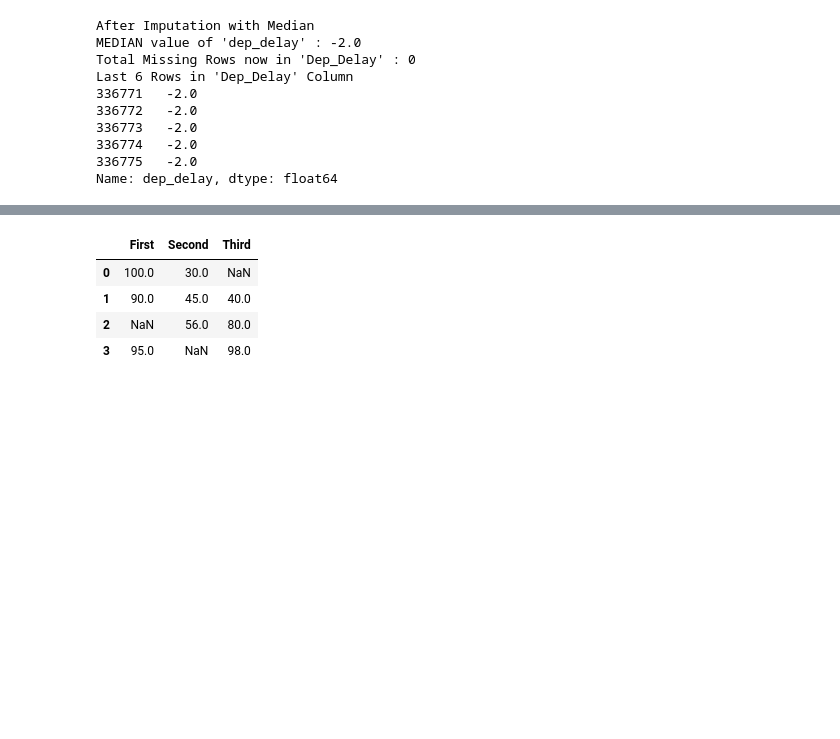
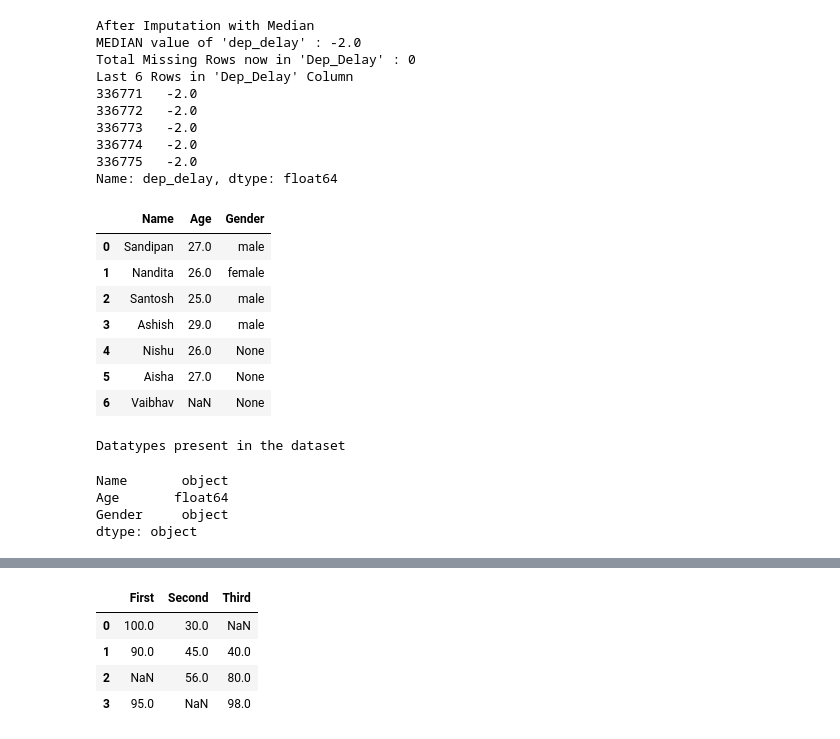
Before and after one commit to sandipanpaul21/Machine-Learning-in-Python-Code, a Jupyter notebook: 04_Outliers_&_Missing_Values.ipynb, the cells around one changed output, grey strips where cells are left out. Cells and saved outputs as stored; diff of their text form; code cells hidden in the pictures; blank space fills up the shorter version.

```diff
--- a/04_Outliers_&_Missing_Values.ipynb
+++ b/04_Outliers_&_Missing_Values.ipynb
@@ -359,0 +359,35 @@ Name: dep_delay, dtype: float64
+# %%
+# Mode Imputation - Impute with a value that occur most often in a column
+
+# Initializing the list
+data = [['Sandipan',27,'male'],
+        ['Nandita',26,'female'],
+        ['Santosh',25,'male'],
+        ['Ashish',29,'male'],
+        ['Nishu',26,None],
+        ['Aisha',27,None],
+        ['Vaibhav',None,None]]
+
+# Creating Pandas Dataframe
+df = pd.DataFrame(data, columns = ['Name','Age','Gender'])
+df
+# %% [output]
+|  | Name | Age | Gender |
+| 0 | Sandipan | 27.0 | male |
+| 1 | Nandita | 26.0 | female |
+| 2 | Santosh | 25.0 | male |
+| 3 | Ashish | 29.0 | male |
+| 4 | Nishu | 26.0 | None |
+| 5 | Aisha | 27.0 | None |
+| 6 | Vaibhav | NaN | None |
+# %%
+# Data Types in the dataset
+
+print("Datatypes present in the dataset")
+df.dtypes
+# %% [output]
+Datatypes present in the dataset
+Name       object
+Age       float64
+Gender     object
+dtype: object
```
Also changed, not shown: parts of 8 cells of this notebook.
